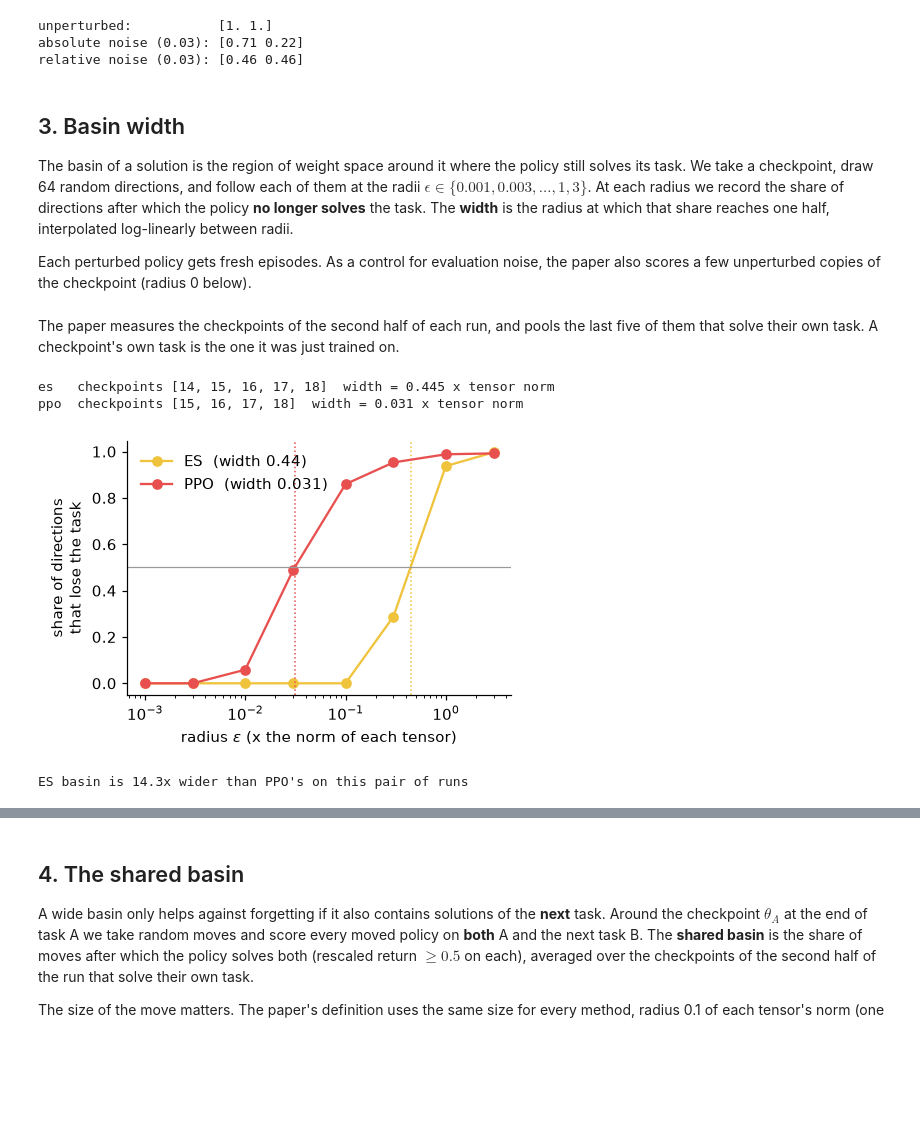
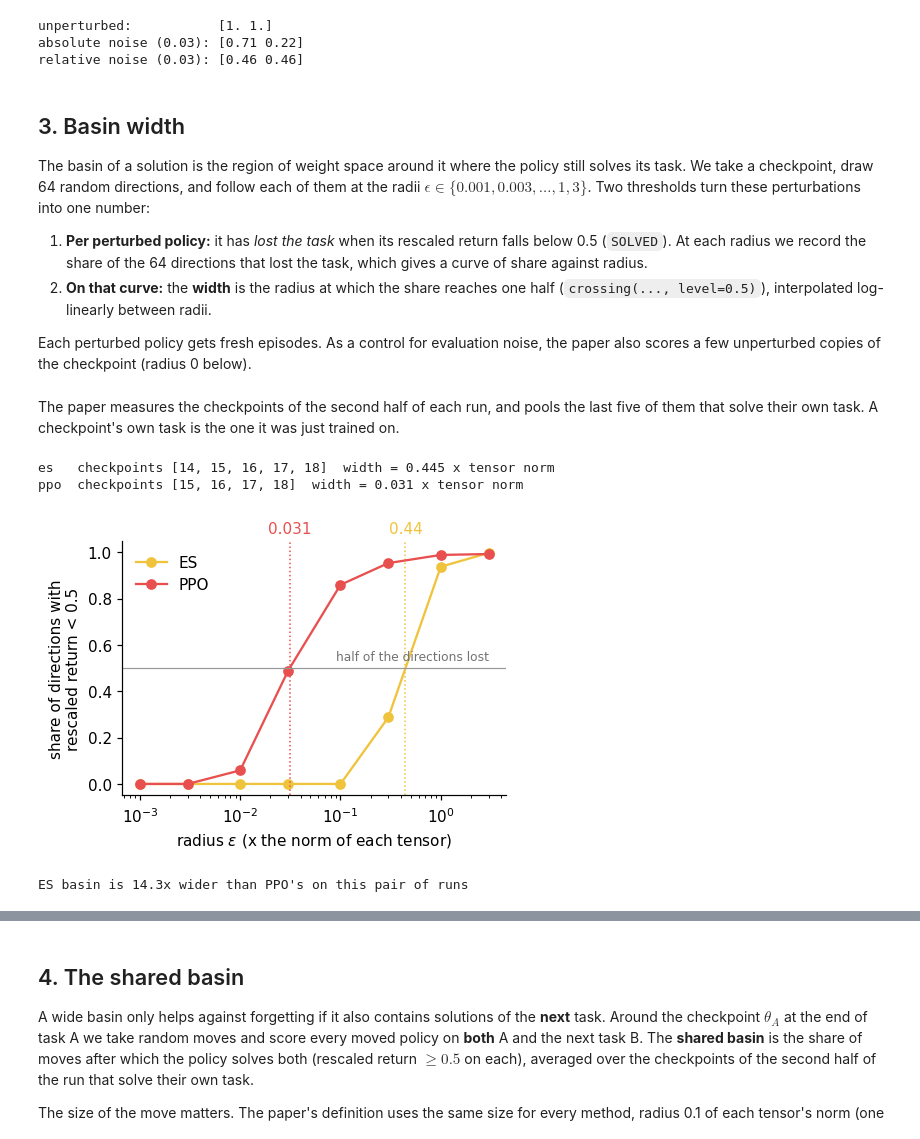
Before and after one commit to eleninisioti/continual_neuroevolution, a Jupyter notebook: notebooks/basin_width.ipynb, the cells around one changed output, grey strips where cells are left out. Saved outputs shown, nothing was run; the diff lists cells and outputs as text; code cells hidden in the pictures; blank space fills up the shorter version.

```diff
--- a/notebooks/basin_width.ipynb
+++ b/notebooks/basin_width.ipynb
@@ -141,7 +141,10 @@ relative noise (0.03): [0.46 0.46]
 # %% [markdown]
 ## 3. Basin width
 
-The basin of a solution is the region of weight space around it where the policy still solves its task. We take a checkpoint, draw 64 random directions, and follow each of them at the radii $\epsilon \in \{0.001, 0.003, \dots, 1, 3\}$. At each radius we record the share of directions after which the policy **no longer solves** the task. The **width** is the radius at which that share reaches one half, interpolated log-linearly between radii.
+The basin of a solution is the region of weight space around it where the policy still solves its task. We take a checkpoint, draw 64 random directions, and follow each of them at the radii $\epsilon \in \{0.001, 0.003, \dots, 1, 3\}$. Two thresholds turn these perturbations into one number:
+
+1. **Per perturbed policy:** it has *lost the task* when its rescaled return falls below 0.5 (`SOLVED`). At each radius we record the share of the 64 directions that lost the task, which gives a curve of share against radius.
+2. **On that curve:** the **width** is the radius at which the share reaches one half (`crossing(..., level=0.5)`), interpolated log-linearly between radii.
 
 Each perturbed policy gets fresh episodes. As a control for evaluation noise, the paper also scores a few unperturbed copies of the checkpoint (radius 0 below).
 # %%
@@ -172,31 +175,35 @@ The paper measures the checkpoints of the second half of each run, and pools the
 # %%
 def solved_window(run, k=5):
     # Last k checkpoints (that have a next task) that solve their own task.
     T = len(run['centroid'])
     ok = [t for t in range(T - 1 - k, T - 1)
           if rescale(returns(run['centroid'][t], run['offsets'][t]))[0] >= SOLVED]
     return ok
 
 
 curves, widths = {}, {}
 for m, run in runs.items():
     ts = solved_window(run)
     curves[m] = np.mean([loss_curve(run['centroid'][t], run['offsets'][t], seed=t) for t in ts], 0)
     widths[m] = crossing(curves[m])
     print(f'{m:4s} checkpoints {ts}  width = {widths[m]:.3f} x tensor norm')
 
 colours = {'es': '#F0C33C', 'ppo': '#E8504F'}
 fig, ax = plt.subplots(figsize=(4.5, 3))
 for m, c in curves.items():
-    ax.plot(LADDER, c, 'o-', color=colours[m], label=f'{m.upper()}  (width {widths[m]:.2g})')
+    ax.plot(LADDER, c, 'o-', color=colours[m], label=m.upper())
+    # The width: where the curve crosses the half-lost line.
     ax.axvline(widths[m], color=colours[m], ls=':', lw=1)
+    ax.text(widths[m], 1.02, f'{widths[m]:.2g}', color=colours[m], ha='center', va='bottom',
+            transform=ax.get_xaxis_transform())
 ax.axhline(0.5, color='0.6', lw=0.8)
+ax.text(LADDER[-1], 0.52, 'half of the directions lost', color='0.45', fontsize=8, ha='right', va='bottom')
 ax.set_xscale('log'); ax.set_xlabel(r'radius $\epsilon$ (x the norm of each tensor)')
-ax.set_ylabel('share of directions\nthat lose the task'); ax.legend(frameon=False)
+ax.set_ylabel('share of directions with\nrescaled return < 0.5'); ax.legend(frameon=False, loc='upper left')
 plt.show()
 print(f'ES basin is {widths["es"] / widths["ppo"]:.1f}x wider than PPO\'s on this pair of runs')
 # %% [output]
 es   checkpoints [14, 15, 16, 17, 18]  width = 0.445 x tensor norm
 ppo  checkpoints [15, 16, 17, 18]  width = 0.031 x tensor norm
-[figure, old version]
+[figure, new version]
 ES basin is 14.3x wider than PPO's on this pair of runs
```
Also changed, not shown: parts of 6 cells of this notebook, 23 other files.
